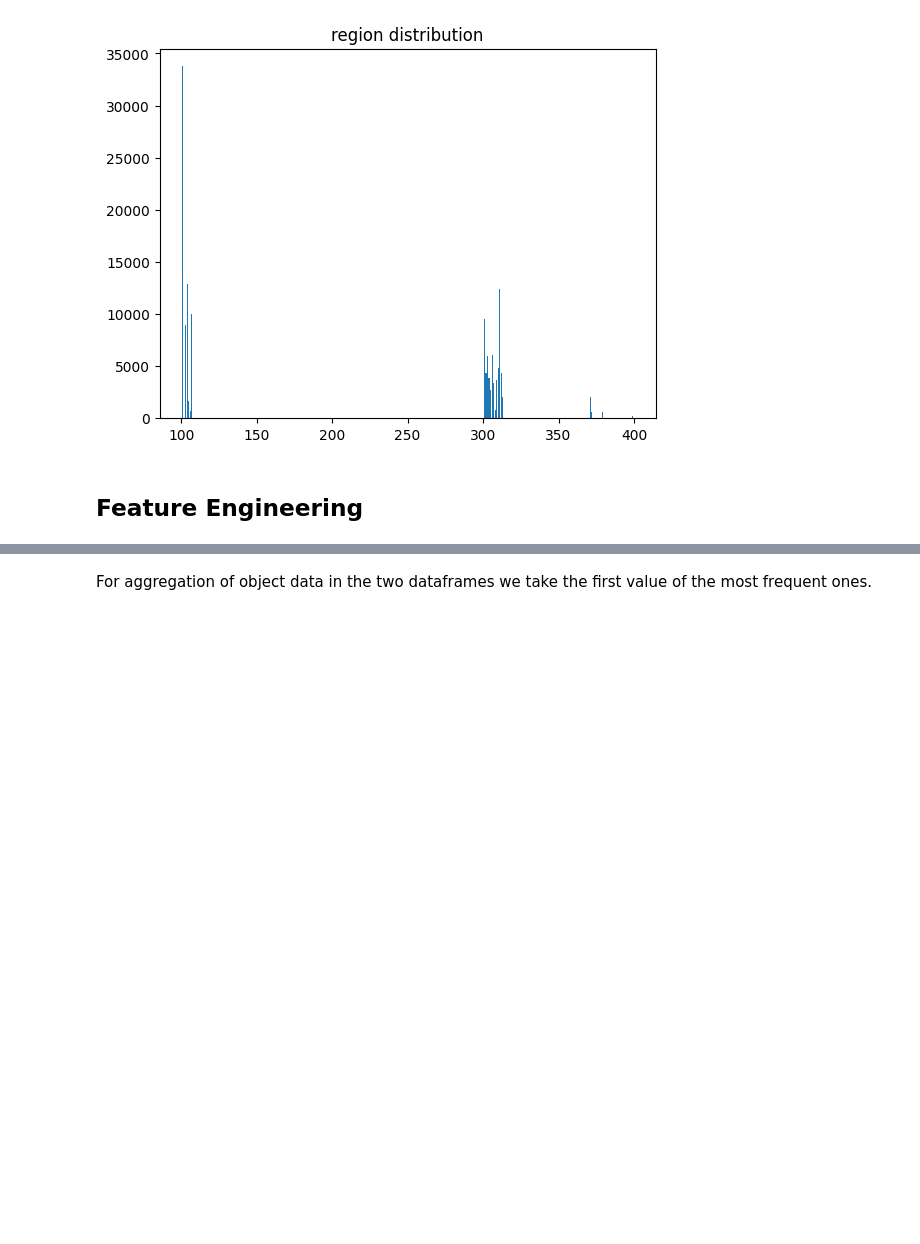
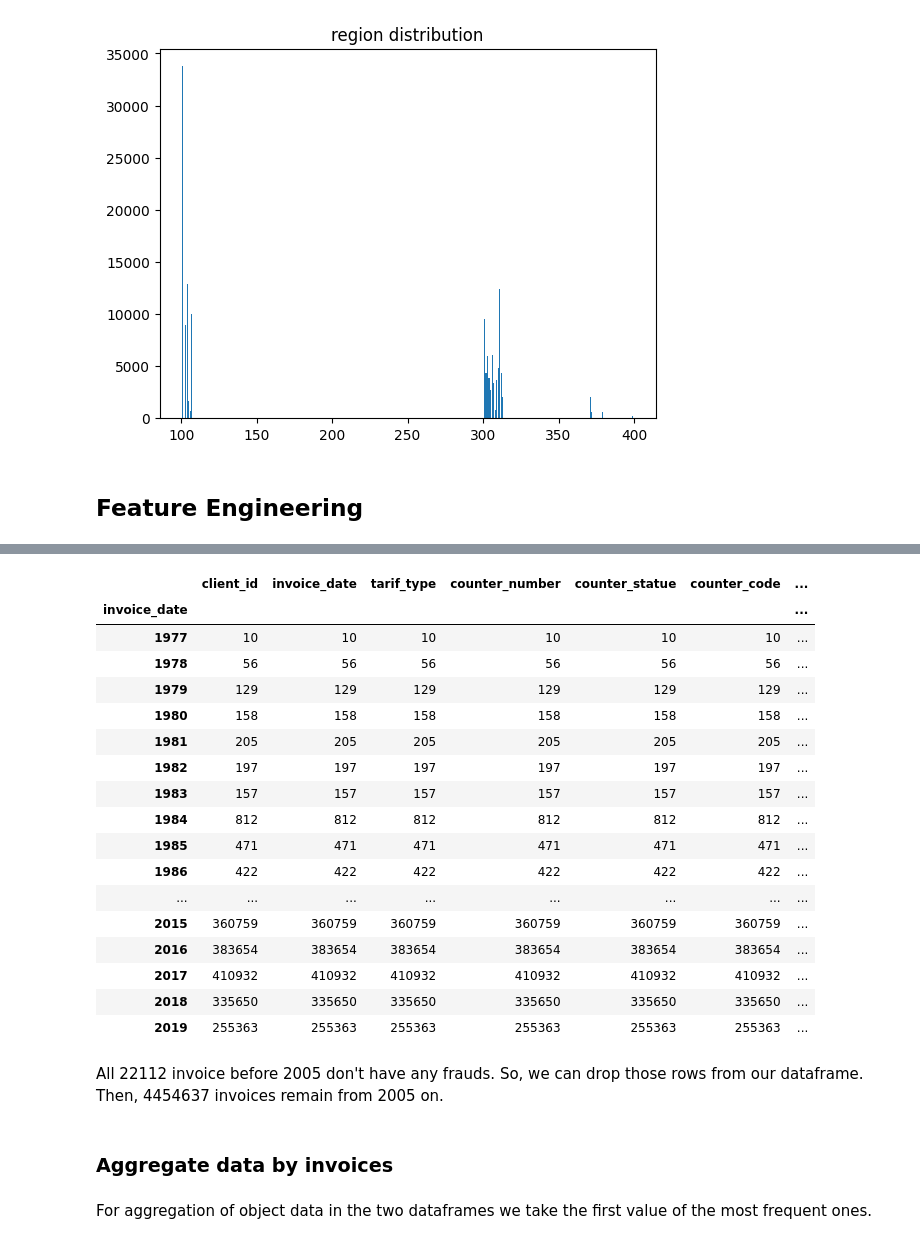
Before and after one commit to franzi105/Fraud-Detection, a Jupyter notebook: 01_Fraud_Detection_Starter.ipynb, the cells around one changed output, grey strips where cells are left out. Saved outputs shown, nothing was run; the diff lists cells and outputs as text; code cells hidden in the pictures; blank space fills up the shorter version.

```diff
--- a/01_Fraud_Detection_Starter.ipynb
+++ b/01_Fraud_Detection_Starter.ipynb
@@ -275,0 +276,3 @@ invoice_test.drop(['old_index', 'new_index'], axis=1, inplace=True)
+# %%
+# first left join client data to invoice data
+invoice_client_train = pd.merge(invoice_train,client_train, on='client_id', how='left')
@@ -275,0 +319,23 @@ invoice_test.drop(['old_index', 'new_index'], axis=1, inplace=True)
+# %%
+invoice_client_train.groupby(invoice_client_train.invoice_date.dt.year).count()
+# %% [output]
+|  | client_id | invoice_date | tarif_type | counter_number | counter_statue | counter_code | ... |
+| invoice_date |  |  |  |  |  |  | ... |
+| 1977 | 10 | 10 | 10 | 10 | 10 | 10 | ... |
+| 1978 | 56 | 56 | 56 | 56 | 56 | 56 | ... |
+| 1979 | 129 | 129 | 129 | 129 | 129 | 129 | ... |
+| 1980 | 158 | 158 | 158 | 158 | 158 | 158 | ... |
+| 1981 | 205 | 205 | 205 | 205 | 205 | 205 | ... |
+| 1982 | 197 | 197 | 197 | 197 | 197 | 197 | ... |
+| 1983 | 157 | 157 | 157 | 157 | 157 | 157 | ... |
+| 1984 | 812 | 812 | 812 | 812 | 812 | 812 | ... |
+| 1985 | 471 | 471 | 471 | 471 | 471 | 471 | ... |
+| 1986 | 422 | 422 | 422 | 422 | 422 | 422 | ... |
+| ... | ... | ... | ... | ... | ... | ... | ... |
+| 2015 | 360759 | 360759 | 360759 | 360759 | 360759 | 360759 | ... |
+| 2016 | 383654 | 383654 | 383654 | 383654 | 383654 | 383654 | ... |
+| 2017 | 410932 | 410932 | 410932 | 410932 | 410932 | 410932 | ... |
+| 2018 | 335650 | 335650 | 335650 | 335650 | 335650 | 335650 | ... |
+| 2019 | 255363 | 255363 | 255363 | 255363 | 255363 | 255363 | ... |
+# %% [markdown]
+All 22112 invoice before 2005 don't have any frauds. So, we can drop those rows from our dataframe. Then, 4454637 invoices remain from 2005 on.
@@ -276,3 +345,5 @@ invoice_test.drop(['old_index', 'new_index'], axis=1, inplace=True)
+# %% [markdown]
+### Aggregate data by invoices
 # %%
 def aggregate_by_client_id(invoice_data):
     aggs = {}
```
Also changed, not shown: parts of 9 cells of this notebook, 2 other files.
